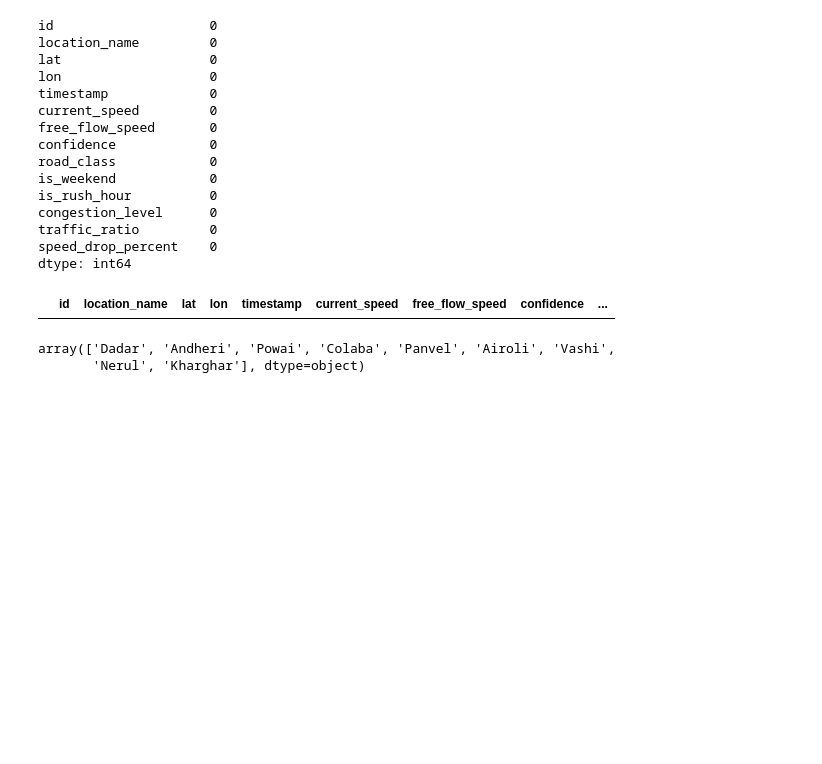
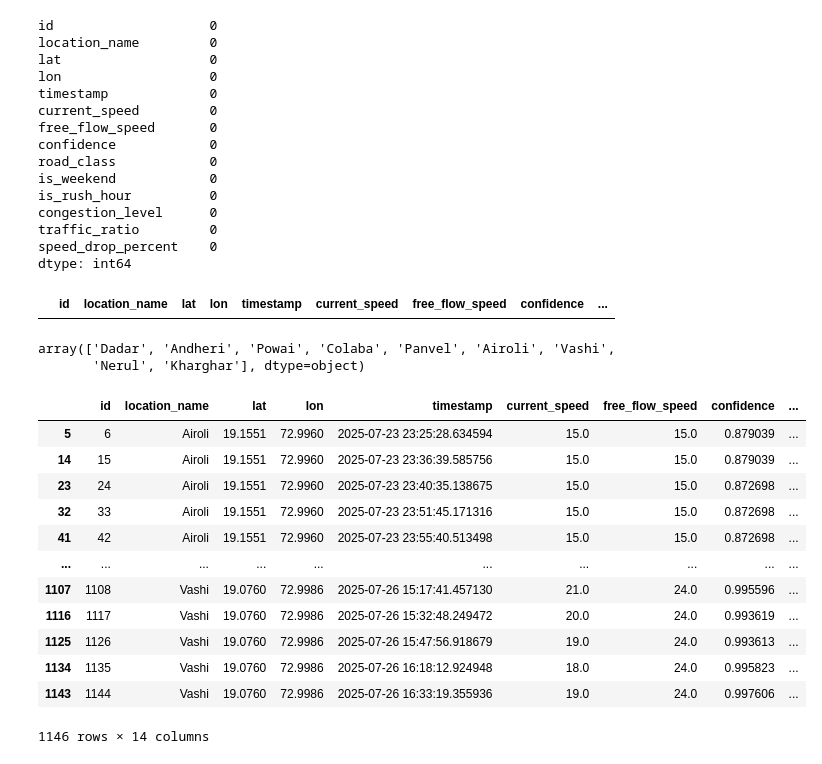
Before and after one commit to srgmnagar/traffic-congestion-analyzer, a Jupyter notebook: notebooks/data_analysis.ipynb, the cells around one changed output. Cells and saved outputs as stored; diff of their text form; code cells hidden in the pictures; blank space fills up the shorter version.

```diff
--- a/notebooks/data_analysis.ipynb
+++ b/notebooks/data_analysis.ipynb
@@ -218,0 +223,16 @@ array(['Dadar', 'Andheri', 'Powai', 'Colaba', 'Panvel', 'Airoli', 'Vashi',
+# %%
+df
+# %% [output]
+|  | id | location_name | lat | lon | timestamp | current_speed | free_flow_speed | confidence | ... |
+| 5 | 6 | Airoli | 19.1551 | 72.9960 | 2025-07-23 23:25:28.634594 | 15.0 | 15.0 | 0.879039 | ... |
+| 14 | 15 | Airoli | 19.1551 | 72.9960 | 2025-07-23 23:36:39.585756 | 15.0 | 15.0 | 0.879039 | ... |
+| 23 | 24 | Airoli | 19.1551 | 72.9960 | 2025-07-23 23:40:35.138675 | 15.0 | 15.0 | 0.872698 | ... |
+| 32 | 33 | Airoli | 19.1551 | 72.9960 | 2025-07-23 23:51:45.171316 | 15.0 | 15.0 | 0.872698 | ... |
+| 41 | 42 | Airoli | 19.1551 | 72.9960 | 2025-07-23 23:55:40.513498 | 15.0 | 15.0 | 0.872698 | ... |
+| ... | ... | ... | ... | ... | ... | ... | ... | ... | ... |
+| 1107 | 1108 | Vashi | 19.0760 | 72.9986 | 2025-07-26 15:17:41.457130 | 21.0 | 24.0 | 0.995596 | ... |
+| 1116 | 1117 | Vashi | 19.0760 | 72.9986 | 2025-07-26 15:32:48.249472 | 20.0 | 24.0 | 0.993619 | ... |
+| 1125 | 1126 | Vashi | 19.0760 | 72.9986 | 2025-07-26 15:47:56.918679 | 19.0 | 24.0 | 0.993613 | ... |
+| 1134 | 1135 | Vashi | 19.0760 | 72.9986 | 2025-07-26 16:18:12.924948 | 18.0 | 24.0 | 0.995823 | ... |
+| 1143 | 1144 | Vashi | 19.0760 | 72.9986 | 2025-07-26 16:33:19.355936 | 19.0 | 24.0 | 0.997606 | ... |
+1146 rows × 14 columns
```
Also changed, not shown: parts of 6 cells of this notebook.
